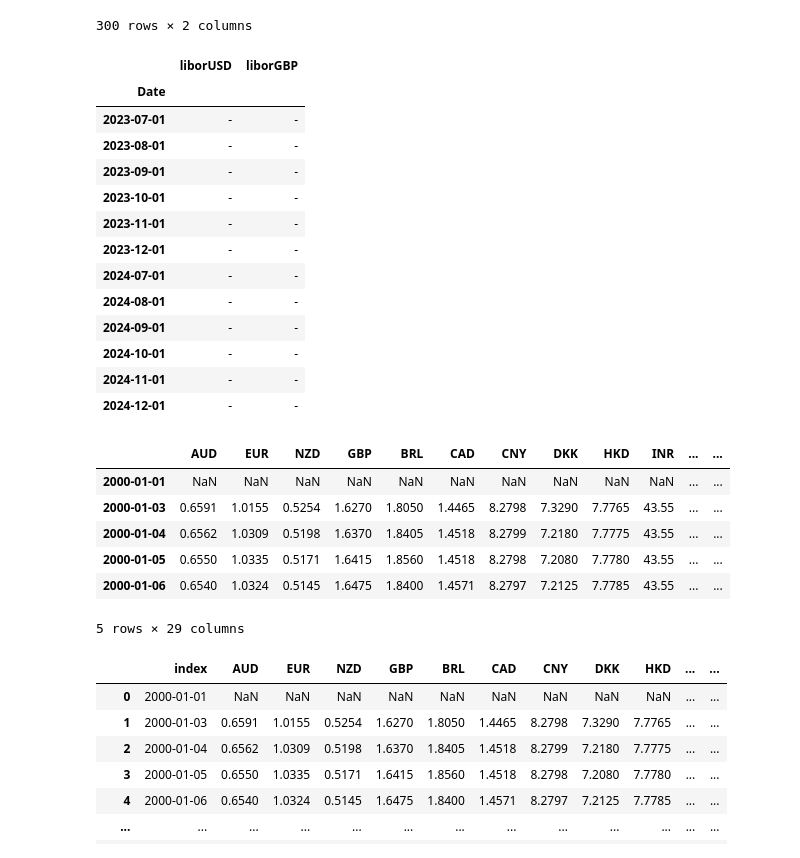
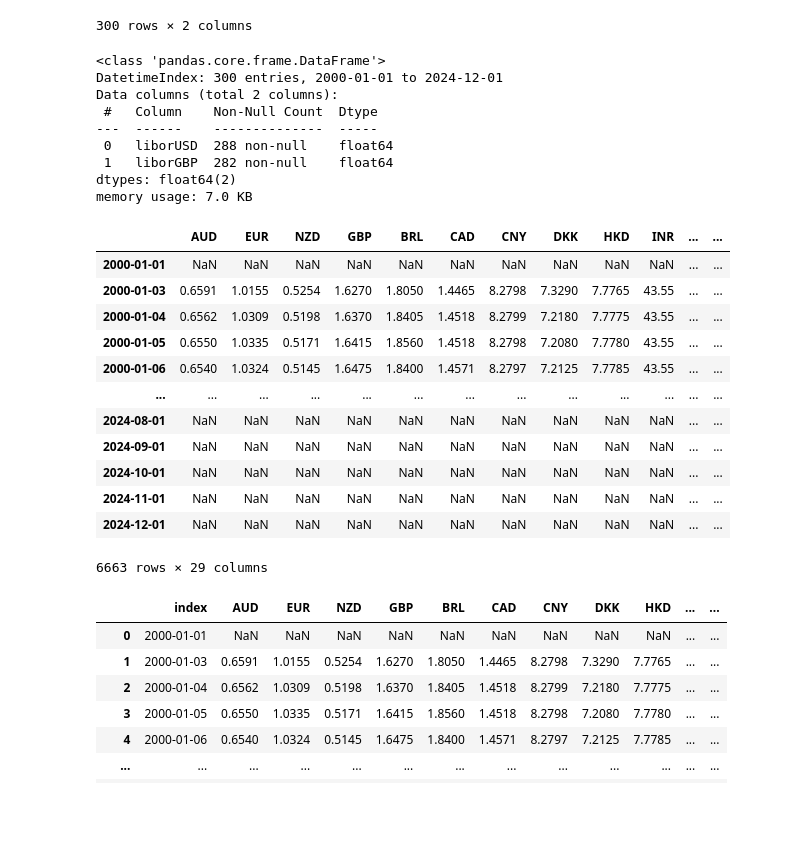
Before and after one commit to PhuTd03/DSP-Forecasting-Reer, a Jupyter notebook: Data_Preprocessing.ipynb, the cells around one changed output. Cells and saved outputs as stored; diff of their text form; code cells hidden in the pictures; blank space fills up the shorter version.

```diff
--- a/Data_Preprocessing.ipynb
+++ b/Data_Preprocessing.ipynb
@@ -94,7 +94,7 @@ data_new.head()
 5 rows × 23 columns
 # %%
 # merge data and data_old
-forex = pd.concat([data_old, data_new])
+forex = pd.concat([data_forex_1, data_forex_2])
 forex = forex.drop(forex[forex.values == 'ND'].index)
 
 # convert all values to numeric
@@ -208,8 +208,8 @@ gdp.index = pd.to_datetime(gdp.index)
 forex.index = forex.index.astype(gdp.index.dtype)
 # %%
 # merging the two dataframes forex and gdp on the index
-data = pd.merge(forex, gdp, left_index=True, right_index=True, how='outer')
-data
+final_data = pd.merge(forex, gdp, left_index=True, right_index=True, how='outer')
+final_data
 # %% [output]
 |  | AUD | EUR | NZD | GBP | BRL | CAD | CNY | DKK | HKD | INR | ... | ... |
 | 2000-01-01 | NaN | NaN | NaN | NaN | NaN | NaN | NaN | NaN | NaN | NaN | ... | ... |
@@ -367,8 +367,8 @@ DatetimeIndex(['2000-01-01', '2000-04-01', '2000-07-01', '2000-10-01',
               dtype='datetime64[ns]', name='Date', freq=None)
 # %%
 # merge dataset
-data = pd.merge(data, data_ca, left_index=True, right_index=True, how='outer')
-data
+final_data = pd.merge(final_data, data_ca, left_index=True, right_index=True, how='outer')
+final_data
 # %% [output]
 |  | AUD | EUR | NZD | GBP | BRL | CAD | CNY | DKK | HKD | INR | ... | ... |
 | 2000-01-01 | NaN | NaN | NaN | NaN | NaN | NaN | NaN | NaN | NaN | NaN | ... | ... |
@@ -450,35 +450,36 @@ libor
 # Some of the values are in "-"
 libor[libor["liborUSD"] == "-"]
 
-# # Convert Series values to numeric
-# libor = libor.apply(pd.to_numeric, errors='coerce')
-# libor.info()
+# Convert Series values to numeric
+libor = libor.apply(pd.to_numeric, errors='coerce')
+libor.info()
 # %% [output]
-|  | liborUSD | liborGBP |
-| Date |  |  |
-| 2023-07-01 | - | - |
-| 2023-08-01 | - | - |
-| 2023-09-01 | - | - |
-| 2023-10-01 | - | - |
-| 2023-11-01 | - | - |
-| 2023-12-01 | - | - |
-| 2024-07-01 | - | - |
-| 2024-08-01 | - | - |
-| 2024-09-01 | - | - |
-| 2024-10-01 | - | - |
-| 2024-11-01 | - | - |
-| 2024-12-01 | - | - |
+<class 'pandas.core.frame.DataFrame'>
+DatetimeIndex: 300 entries, 2000-01-01 to 2024-12-01
+Data columns (total 2 columns):
+ #   Column    Non-Null Count  Dtype
+---  ------    --------------  -----
+ 0   liborUSD  288 non-null    float64
+ 1   liborGBP  282 non-null    float64
+dtypes: float64(2)
+memory usage: 7.0 KB
 # %%
-dataset = pd.merge(data, libor, left_index=True, right_index=True, how='outer')
-dataset[:5]
+dataset = pd.merge(final_data, libor, left_index=True, right_index=True, how='outer')
+dataset
 # %% [output]
 |  | AUD | EUR | NZD | GBP | BRL | CAD | CNY | DKK | HKD | INR | ... | ... |
 | 2000-01-01 | NaN | NaN | NaN | NaN | NaN | NaN | NaN | NaN | NaN | NaN | ... | ... |
 | 2000-01-03 | 0.6591 | 1.0155 | 0.5254 | 1.6270 | 1.8050 | 1.4465 | 8.2798 | 7.3290 | 7.7765 | 43.55 | ... | ... |
 | 2000-01-04 | 0.6562 | 1.0309 | 0.5198 | 1.6370 | 1.8405 | 1.4518 | 8.2799 | 7.2180 | 7.7775 | 43.55 | ... | ... |
 | 2000-01-05 | 0.6550 | 1.0335 | 0.5171 | 1.6415 | 1.8560 | 1.4518 | 8.2798 | 7.2080 | 7.7780 | 43.55 | ... | ... |
 | 2000-01-06 | 0.6540 | 1.0324 | 0.5145 | 1.6475 | 1.8400 | 1.4571 | 8.2797 | 7.2125 | 7.7785 | 43.55 | ... | ... |
+| ... | ... | ... | ... | ... | ... | ... | ... | ... | ... | ... | ... | ... |
+| 2024-08-01 | NaN | NaN | NaN | NaN | NaN | NaN | NaN | NaN | NaN | NaN | ... | ... |
+| 2024-09-01 | NaN | NaN | NaN | NaN | NaN | NaN | NaN | NaN | NaN | NaN | ... | ... |
+| 2024-10-01 | NaN | NaN | NaN | NaN | NaN | NaN | NaN | NaN | NaN | NaN | ... | ... |
+| 2024-11-01 | NaN | NaN | NaN | NaN | NaN | NaN | NaN | NaN | NaN | NaN | ... | ... |
+| 2024-12-01 | NaN | NaN | NaN | NaN | NaN | NaN | NaN | NaN | NaN | NaN | ... | ... |
-5 rows × 29 columns
+6663 rows × 29 columns
 # %%
 # interpolation needs continuous datetime
 # or numerical objects for index values
```
Also changed, not shown: parts of 14 cells of this notebook, 6 other files.
